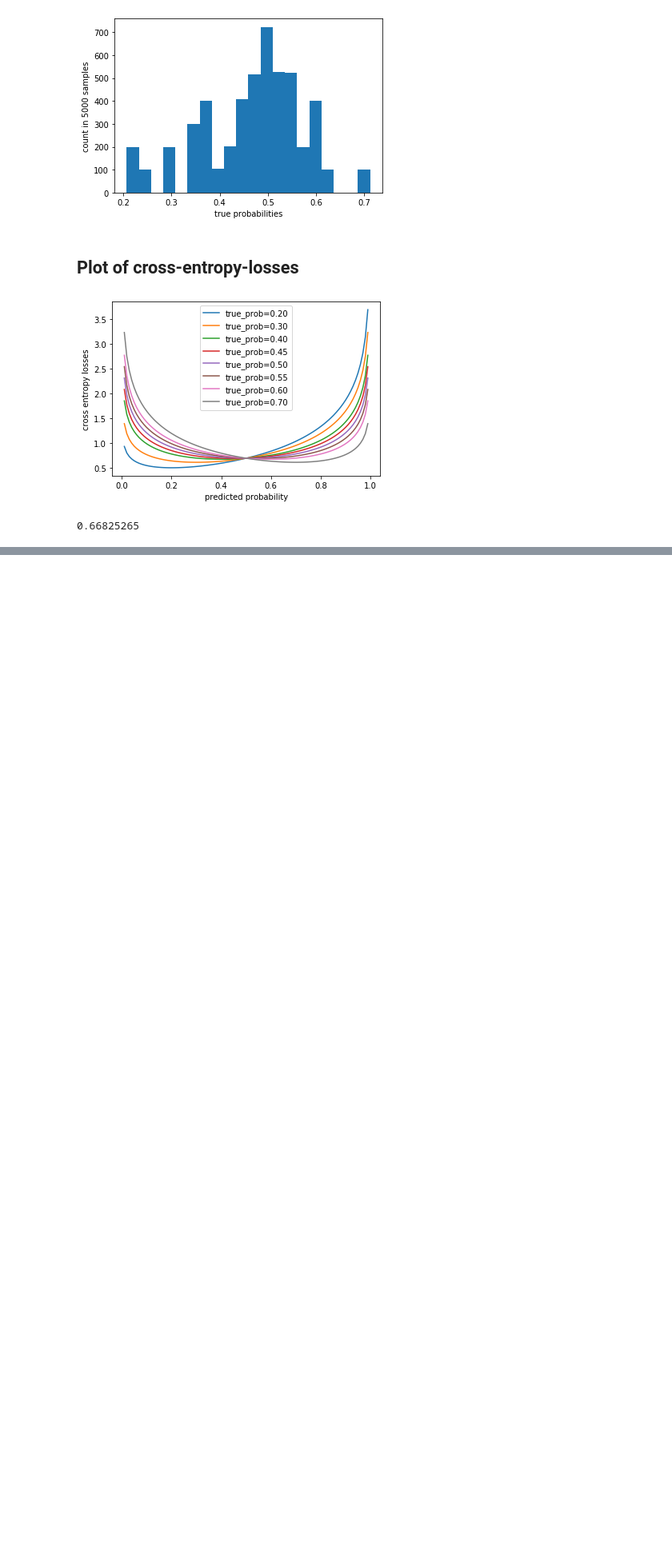
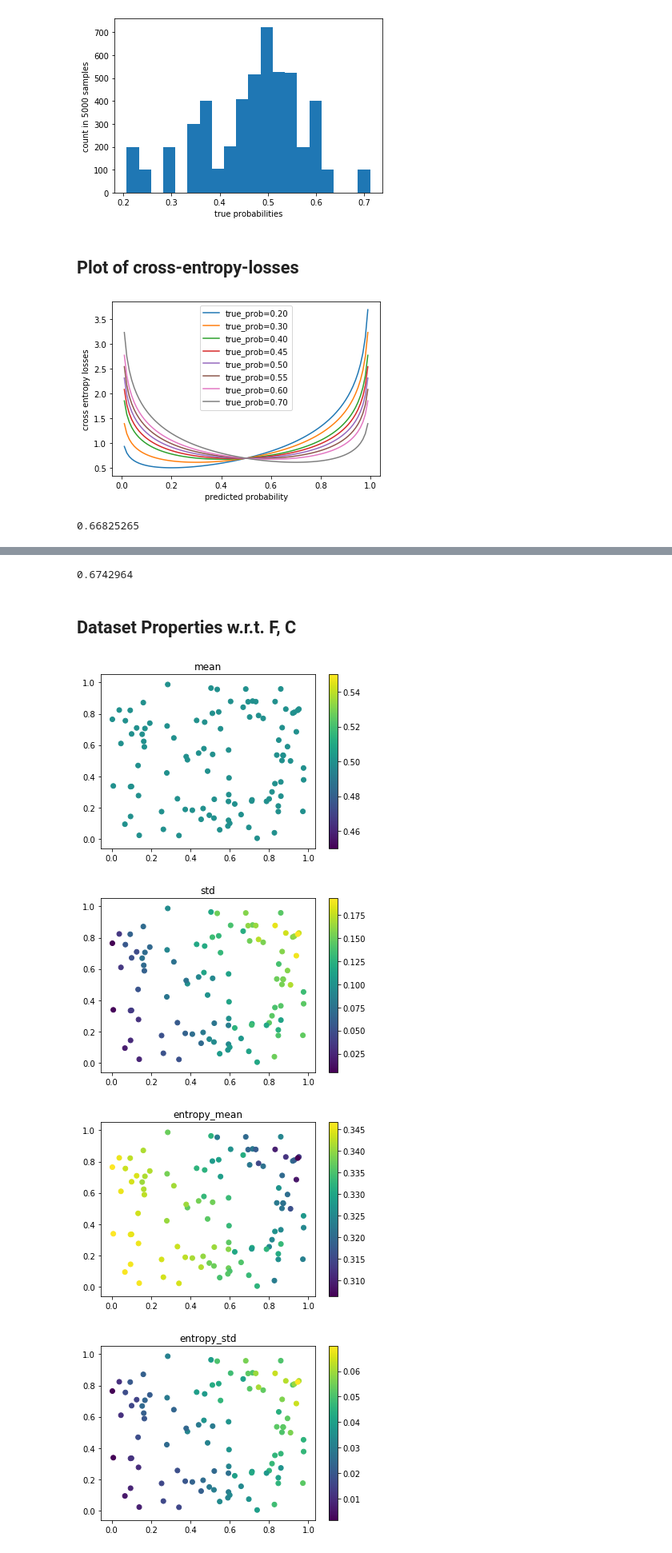
Before and after one commit to jkuck/BPNN, a Jupyter notebook: analysis/cross-entropy.ipynb, the cells around one changed output, grey strips where cells are left out. Shown at 80% size. Drawn from its saved outputs; the diff is of its cells as text; code cells hidden in the pictures; blank space fills up the shorter version.

```diff
--- a/analysis/cross-entropy.ipynb
+++ b/analysis/cross-entropy.ipynb
@@ -273,0 +546,59 @@ print(-np.mean(np.sum(true_prob*np.log(true_prob), axis=-1)))
+# %%
+# minimum cross-entropy-loss
+print(-np.mean(np.sum(true_prob*np.log(true_prob), axis=-1)))
+# %% [output]
+0.6742964
+# %% [markdown]
+## Dataset Properties w.r.t. F, C
+# %%
+def FC2dataset(F, C, ):
+    datasize = TRAINING_DATA_SIZE
+    ATTRACTIVE_FIELD = False
+    N_MIN = N_MIN_TRAIN
+    N_MAX = N_MAX_TRAIN
+    F_MAX = F
+    C_MAX = C
+    spin_glass_models_list = [SpinGlassModel(N=random.randint(N_MIN, N_MAX),\
+                                            f=np.random.uniform(low=0, high=F_MAX),\
+                                            c=np.random.uniform(low=0, high=C_MAX),\
+                                            attractive_field=ATTRACTIVE_FIELD) for i in range(datasize)]
+    return spin_glass_models_list
+def dataset2prob(spin_glass_models_list):
+    true_prob = np.array([sg_model.marginal_junction_tree_libdai(map_flag=True, classification_flag=True)
+                          for sg_model in spin_glass_models_list])
+    return true_prob[:,0]
+def prob2statistics(prob):
+    return [
+        np.mean(prob),
+        np.std(prob),
+        np.mean(-prob*np.log(prob)), #entropy
+        np.std(-prob*np.log(prob)),
+        np.mean((prob<0.52)*(prob>=0.48)),
+        np.mean((prob<0.55)*(prob>=0.45)),
+        np.mean((prob<0.6)*(prob>=0.4)),
+        np.mean((prob<0.7)*(prob>=0.3)),
+    ]
+F_C_list = np.random.rand(100, 2)
+datasets = [FC2dataset(F,C) for F,C in F_C_list]
+probs = [dataset2prob(ds) for ds in datasets]
+statistics = np.array([prob2statistics(p) for p in probs])
+metric_name_list = [
+    'mean',
+    'std',
+    'entropy_mean',
+    'entropy_std',
+    'acc_0.02',
+    'acc_0.05',
+    'acc_0.1',
+    'acc_0.2',
+]
+for mi, mn in enumerate(metric_name_list):
+    plt.scatter(F_C_list[:,0], F_C_list[:,1], c=statistics[:,mi])
+    plt.colorbar()
+    plt.title(mn)
+    plt.show()
+# %% [output]
+[figure, added]
+[figure, added]
+[figure, added]
+[figure, added]
```
Also changed, not shown: parts of 11 cells of this notebook.
